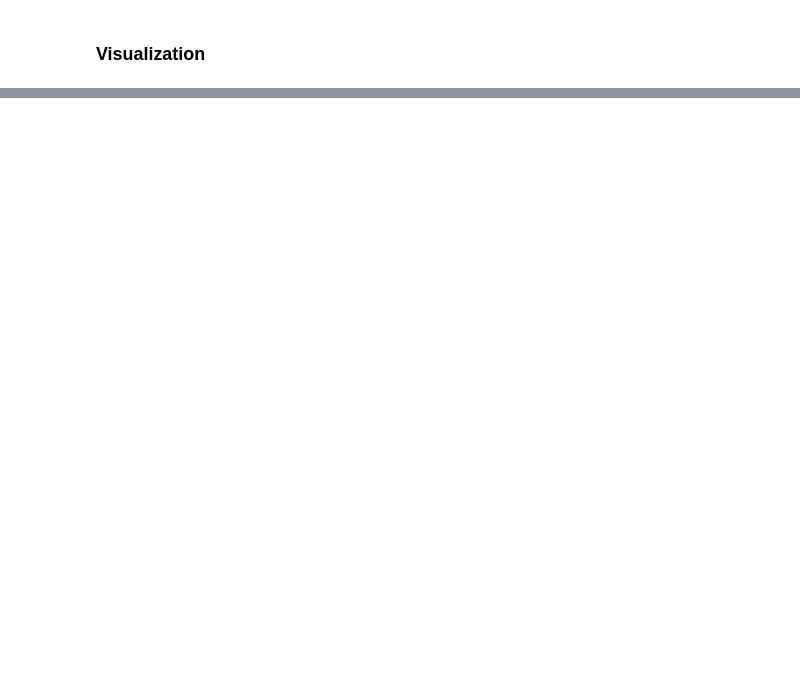
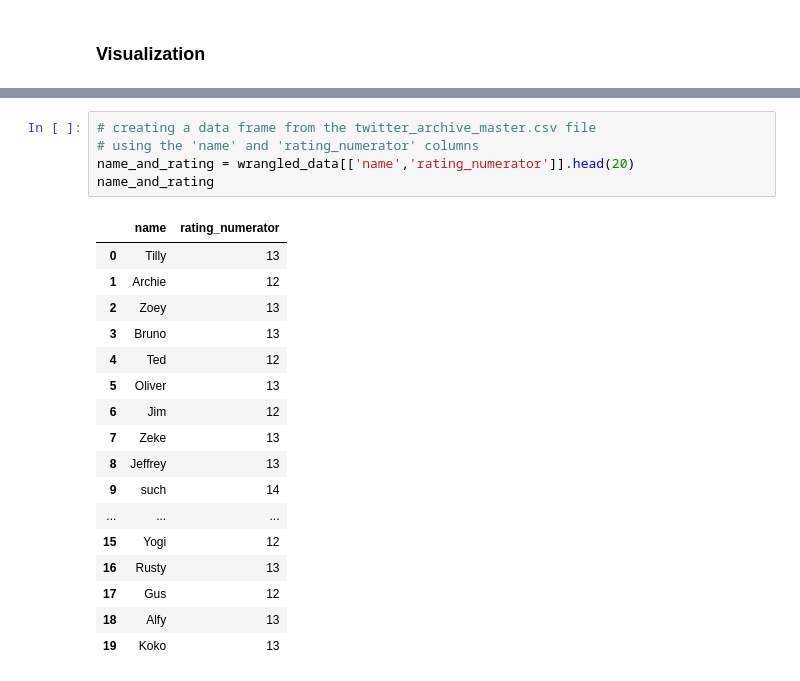
Before and after one commit to EricOdhiambo/wrangling-and-Analyzing-data, a Jupyter notebook: wrangle_act.ipynb, the cells around one changed output, grey strips where cells are left out. Saved outputs shown, nothing was run; the diff lists cells and outputs as text; blank space fills up the shorter version.

```diff
--- a/wrangle_act.ipynb
+++ b/wrangle_act.ipynb
@@ -1140,0 +1269,23 @@ In this section, analyze and visualize your wrangled data. You must produce at l
+# %%
+# creating a data frame from the twitter_archive_master.csv file
+# using the 'name' and 'rating_numerator' columns
+name_and_rating = wrangled_data[['name','rating_numerator']].head(20)
+name_and_rating
+# %% [output]
+|  | name | rating_numerator |
+| 0 | Tilly | 13 |
+| 1 | Archie | 12 |
+| 2 | Zoey | 13 |
+| 3 | Bruno | 13 |
+| 4 | Ted | 12 |
+| 5 | Oliver | 13 |
+| 6 | Jim | 12 |
+| 7 | Zeke | 13 |
+| 8 | Jeffrey | 13 |
+| 9 | such | 14 |
+| ... | ... | ... |
+| 15 | Yogi | 12 |
+| 16 | Rusty | 13 |
+| 17 | Gus | 12 |
+| 18 | Alfy | 13 |
+| 19 | Koko | 13 |
```
Also changed, not shown: parts of 28 cells of this notebook.
